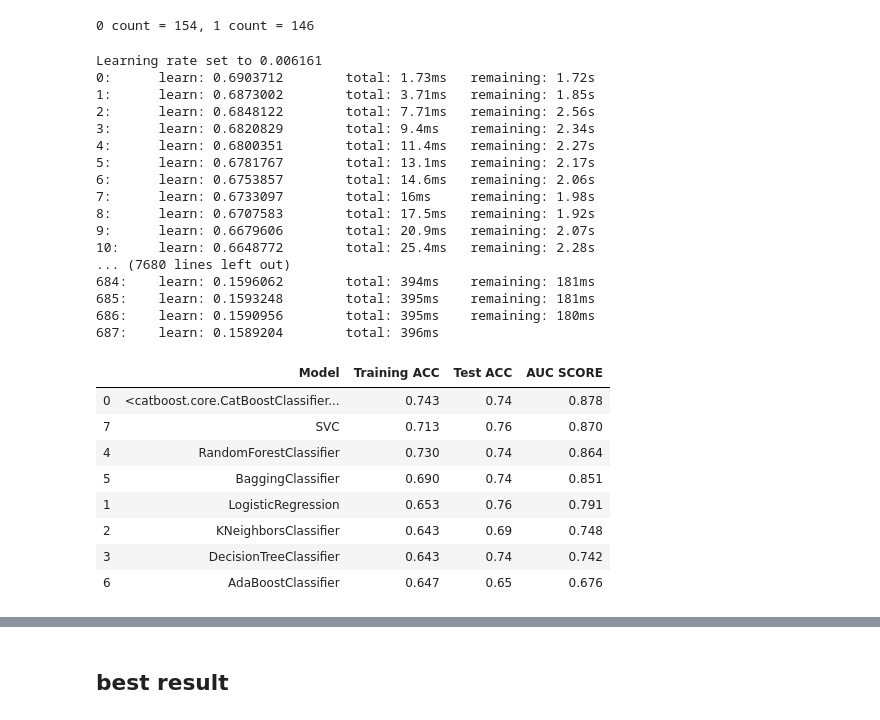
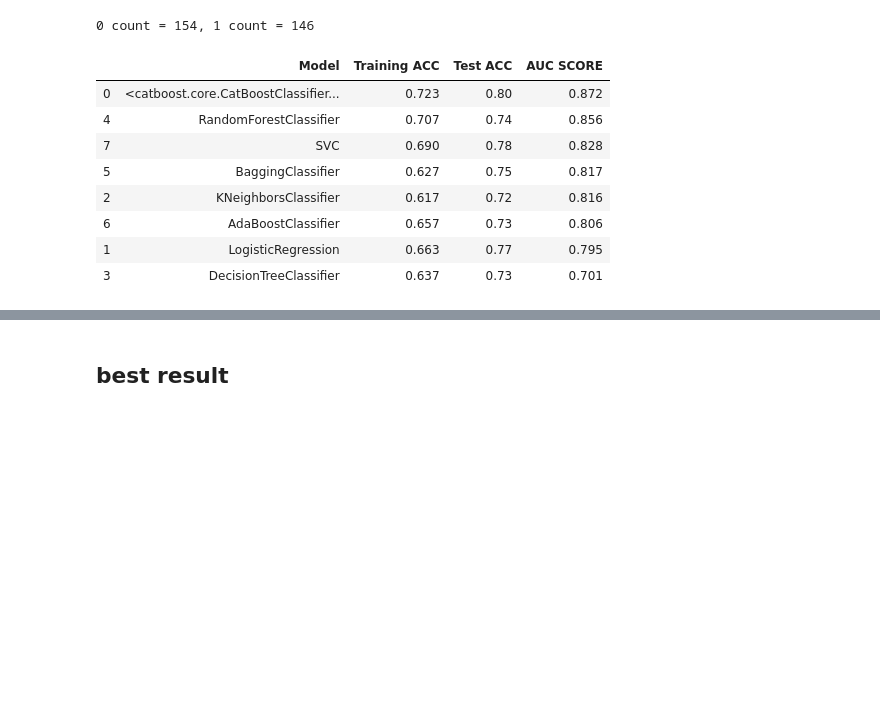
Before and after one commit to Jordan-Milne/spotify-data, a Jupyter notebook: Untitled.ipynb, the cells around one changed output, grey strips where cells are left out. Cells and saved outputs as stored; diff of their text form; code cells hidden in the pictures; blank space fills up the shorter version.

```diff
--- a/Untitled.ipynb
+++ b/Untitled.ipynb
@@ -84,7 +79,5 @@ from catboost import CatBoostClassifier
-# %%
-df = pd.read_csv('playlists.csv')
 # %%
-df['person'] = df['person'].map({'jordan': 1, 'kathryn': 0})
+df['person'] = df['person'].map({'user1': 1, 'user2': 0})
 # %%
 target = 'person'
 y = df[target]
@@ -121,51 +114,43 @@ Z_test = mapper.transform(X_test)
 print(f'0 count = {str(len(y_train) - sum(y_train))}, 1 count = {str(sum(y_train))}')
 # %% [output]
 0 count = 154, 1 count = 146
+# %%
+model = CatBoostClassifier(silent=True)
+model.fit(Z_train, y_train)
+score_train = round(cross_val_score(model, Z_train, y_train, cv=kf, scoring='accuracy').mean(),3)
+score_test = round(cross_val_score(model, Z_test, y_test, cv=kf, scoring='accuracy').mean(),3)
+AUC_test = round(cross_val_score(model, Z_test, y_test, cv=kf, scoring='roc_auc').mean(),3)
 # %%
 clf_models = [CatBoostClassifier,LogisticRegression, KNeighborsClassifier, DecisionTreeClassifier, RandomForestClassifier, BaggingClassifier, AdaBoostClassifier, SVC]
 cols = ['Model', 'Training ACC', 'Test ACC', 'AUC SCORE']
 def quick_models(models):
     clf_data = []
     for m in models:
-        model = m()
+        if str(m) == "<class 'catboost.core.CatBoostClassifier'>":
+            model = m(silent=True)
+        else:
+            model = m()
         model.fit(Z_train, y_train)
         score_train = round(cross_val_score(model, Z_train, y_train, cv=kf, scoring='accuracy').mean(),3)
         score_test = round(cross_val_score(model, Z_test, y_test, cv=kf, scoring='accuracy').mean(),3)
         AUC_test = round(cross_val_score(model, Z_test, y_test, cv=kf, scoring='roc_auc').mean(),3)
 
         clf_data.append([m().__str__().split("(")[0], score_train, score_test, AUC_test])
 
 
     return clf_data
 
 pd.DataFrame(quick_models(clf_models), columns=cols).sort_values(by=['AUC SCORE'], ascending=False)
 # %% [output]
-Learning rate set to 0.006161
-0:      learn: 0.6903712        total: 1.73ms   remaining: 1.72s
-1:      learn: 0.6873002        total: 3.71ms   remaining: 1.85s
-2:      learn: 0.6848122        total: 7.71ms   remaining: 2.56s
-3:      learn: 0.6820829        total: 9.4ms    remaining: 2.34s
-4:      learn: 0.6800351        total: 11.4ms   remaining: 2.27s
-5:      learn: 0.6781767        total: 13.1ms   remaining: 2.17s
-6:      learn: 0.6753857        total: 14.6ms   remaining: 2.06s
-7:      learn: 0.6733097        total: 16ms     remaining: 1.98s
-8:      learn: 0.6707583        total: 17.5ms   remaining: 1.92s
-9:      learn: 0.6679606        total: 20.9ms   remaining: 2.07s
-10:     learn: 0.6648772        total: 25.4ms   remaining: 2.28s
-... (7680 lines left out)
-684:    learn: 0.1596062        total: 394ms    remaining: 181ms
-685:    learn: 0.1593248        total: 395ms    remaining: 181ms
-686:    learn: 0.1590956        total: 395ms    remaining: 180ms
-687:    learn: 0.1589204        total: 396ms
 |  | Model | Training ACC | Test ACC | AUC SCORE |
-| 0 | <catboost.core.CatBoostClassifier... | 0.743 | 0.74 | 0.878 |
-| 7 | SVC | 0.713 | 0.76 | 0.870 |
-| 4 | RandomForestClassifier | 0.730 | 0.74 | 0.864 |
-| 5 | BaggingClassifier | 0.690 | 0.74 | 0.851 |
-| 1 | LogisticRegression | 0.653 | 0.76 | 0.791 |
-| 2 | KNeighborsClassifier | 0.643 | 0.69 | 0.748 |
-| 3 | DecisionTreeClassifier | 0.643 | 0.74 | 0.742 |
-| 6 | AdaBoostClassifier | 0.647 | 0.65 | 0.676 |
+| 0 | <catboost.core.CatBoostClassifier... | 0.723 | 0.80 | 0.872 |
+| 4 | RandomForestClassifier | 0.707 | 0.74 | 0.856 |
+| 7 | SVC | 0.690 | 0.78 | 0.828 |
+| 5 | BaggingClassifier | 0.627 | 0.75 | 0.817 |
+| 2 | KNeighborsClassifier | 0.617 | 0.72 | 0.816 |
+| 6 | AdaBoostClassifier | 0.657 | 0.73 | 0.806 |
+| 1 | LogisticRegression | 0.663 | 0.77 | 0.795 |
+| 3 | DecisionTreeClassifier | 0.637 | 0.73 | 0.701 |
 # %%
 model = cb.CatBoostClassifier(
     iterations=1000,
```
Also changed, not shown: parts of 7 cells of this notebook, 7 other files.
